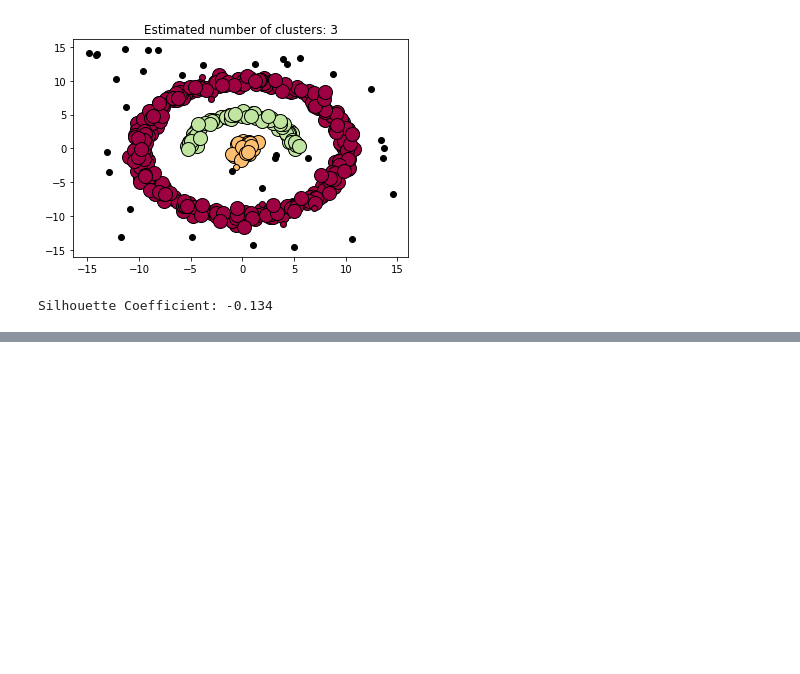
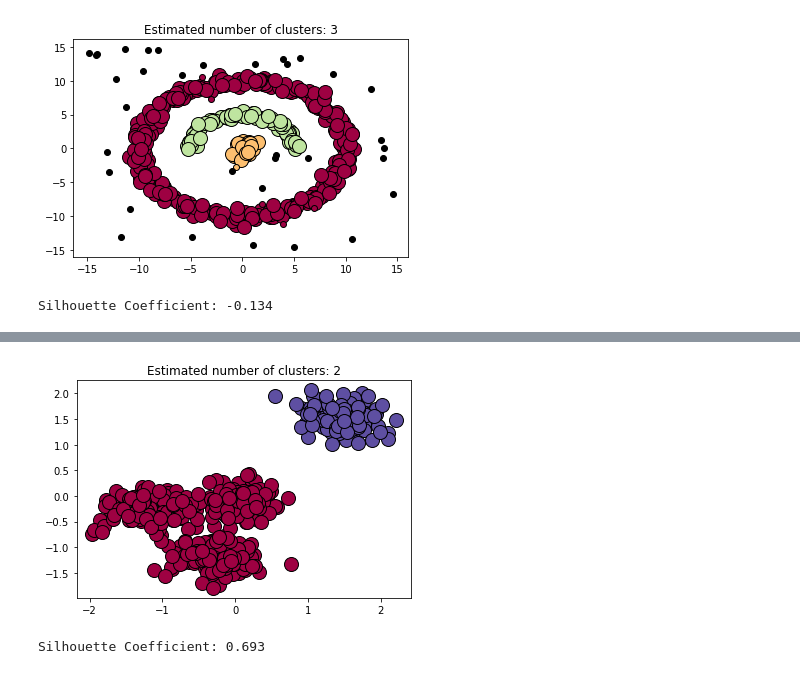
Before and after one commit to arminkz/DataMining, a Jupyter notebook: dbscan.ipynb, the cells around one changed output, grey strips where cells are left out. Drawn from its saved outputs; the diff is of its cells as text; code cells hidden in the pictures; blank space fills up the shorter version.

```diff
--- a/dbscan.ipynb
+++ b/dbscan.ipynb
@@ -114,0 +157,5 @@ def KMeans(k,n,plot=True):
+# %%
+DBSCAN(data,1,5)
+# %% [output]
+[figure, added]
+Silhouette Coefficient: 0.693
```
Also changed, not shown: parts of 8 cells of this notebook.
